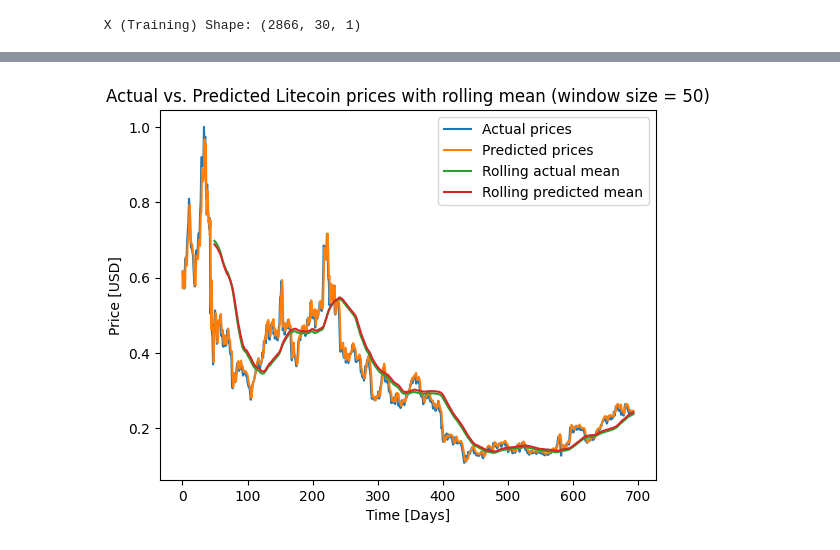
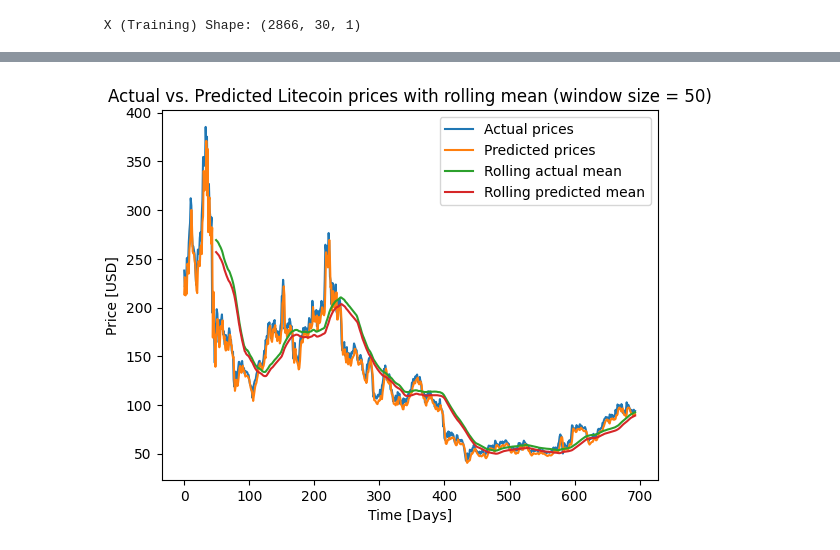
Before and after one commit to tylerfallon/The-Omniscient-Crypto-Oracle, a Jupyter notebook: David/LSTM-Model_Litecoin.ipynb, the cells around one changed output, grey strips where cells are left out. Cells and saved outputs as stored; diff of their text form; code cells hidden in the pictures.

```diff
--- a/David/LSTM-Model_Litecoin.ipynb
+++ b/David/LSTM-Model_Litecoin.ipynb
@@ -184,28 +173,28 @@ plt.show()
 # %%
-# Assume `y_test` is the actual Litecoin prices and `predictions` is the predicted prices
+# Assume `y_test` is the actual Bitcoin prices and `predictions` is the predicted prices
 # Convert them into pandas DataFrame for easier manipulation
-y_test_df = pd.DataFrame(y_test, columns=['actual'])
-predictions_df = pd.DataFrame(predictions, columns=['predicted'])
+y_test_df = pd.DataFrame(y_test_inv, columns=['actual'])
+predictions_df = pd.DataFrame(y_pred_inv, columns=['predicted'])
 
 # Concatenate the two DataFrames into one
 results_df = pd.concat([y_test_df, predictions_df], axis=1)
 
 # Set the window size for the rolling window
 window_size = 50
 
 # Calculate the rolling mean for both the actual and predicted prices
 results_df['actual_mean'] = results_df['actual'].rolling(window_size).mean()
 results_df['predicted_mean'] = results_df['predicted'].rolling(window_size).mean()
 
 # Plot the actual and predicted prices with the rolling mean
 plt.plot(results_df['actual'], label='Actual prices')
 plt.plot(results_df['predicted'], label='Predicted prices')
 plt.plot(results_df['actual_mean'], label='Rolling actual mean')
 plt.plot(results_df['predicted_mean'], label='Rolling predicted mean')
 plt.legend()
 plt.title('Actual vs. Predicted Litecoin prices with rolling mean (window size = {})'.format(window_size))
 plt.xlabel('Time [Days]')
 plt.ylabel('Price [USD]')
 plt.show()
 # %% [output]
-[figure, old version]
+[figure, new version]
```
Also changed, not shown: parts of 25 cells of this notebook, 4 other files.
